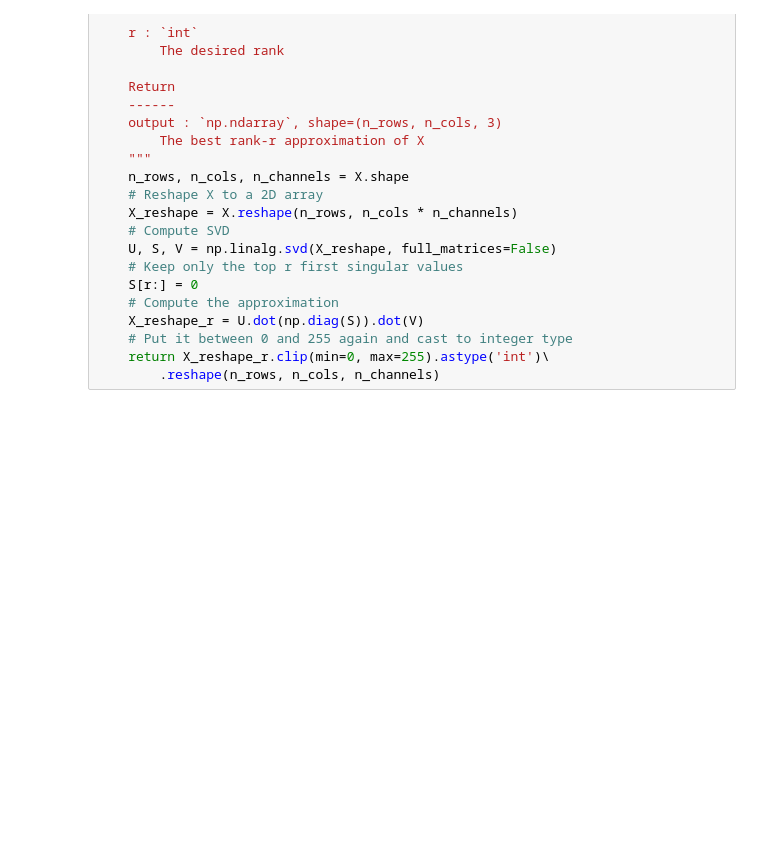
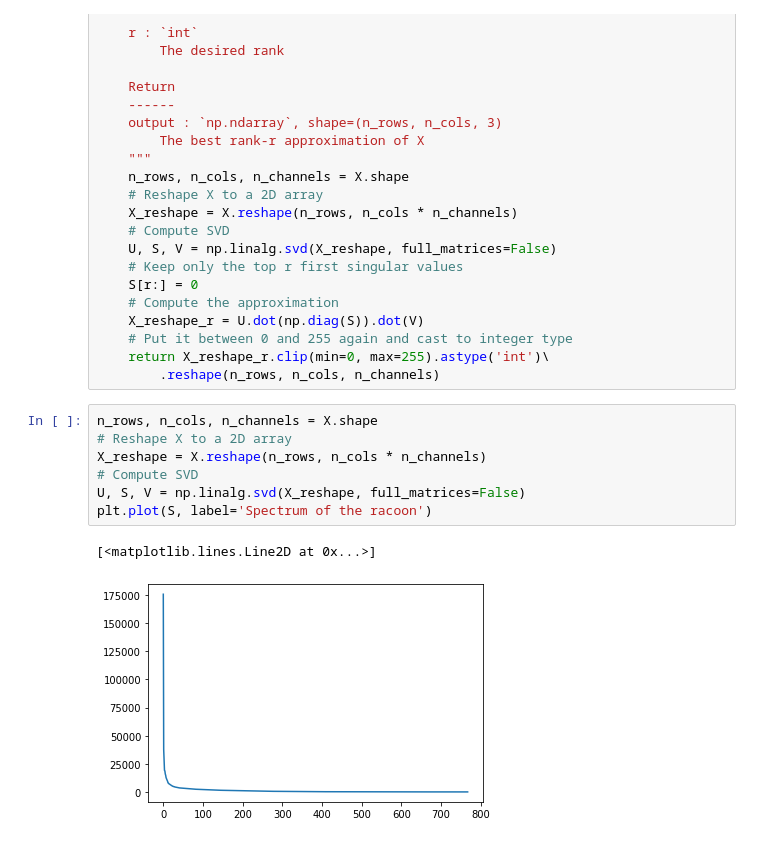
Before and after one commit to Na1an/2020_BigData_BAI_HAO, a Jupyter notebook: Notebooks/notebook2_numpy.ipynb, the cells around one changed output. Drawn from its saved outputs; the diff is of its cells as text; blank space fills up the shorter version.

```diff
--- a/Notebooks/notebook2_numpy.ipynb
+++ b/Notebooks/notebook2_numpy.ipynb
@@ -414,6 +731,16 @@ def compute_approx(X: np.ndarray, r: int):
     # Put it between 0 and 255 again and cast to integer type
     return X_reshape_r.clip(min=0, max=255).astype('int')\
         .reshape(n_rows, n_cols, n_channels)
+# %%
+n_rows, n_cols, n_channels = X.shape
+# Reshape X to a 2D array
+X_reshape = X.reshape(n_rows, n_cols * n_channels)
+# Compute SVD
+U, S, V = np.linalg.svd(X_reshape, full_matrices=False)
+plt.plot(S, label='Spectrum of the racoon')
+# %% [output]
+[<matplotlib.lines.Line2D at 0x...>]
+[figure, added]
 # %%
 ranks = [100, 70, 50, 30, 10, 5]
 n_ranks = len(ranks)
```
Also changed, not shown: parts of 75 cells of this notebook, 46 other files.
